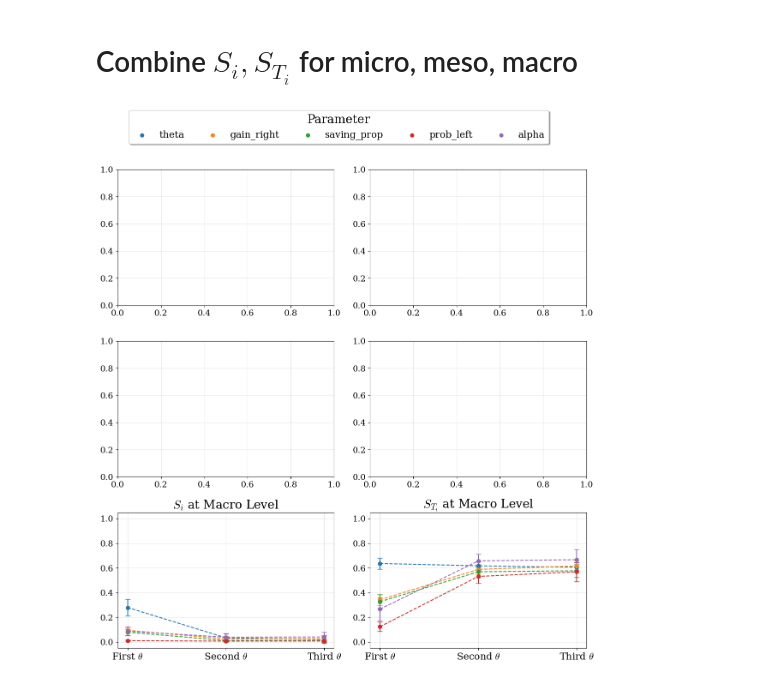
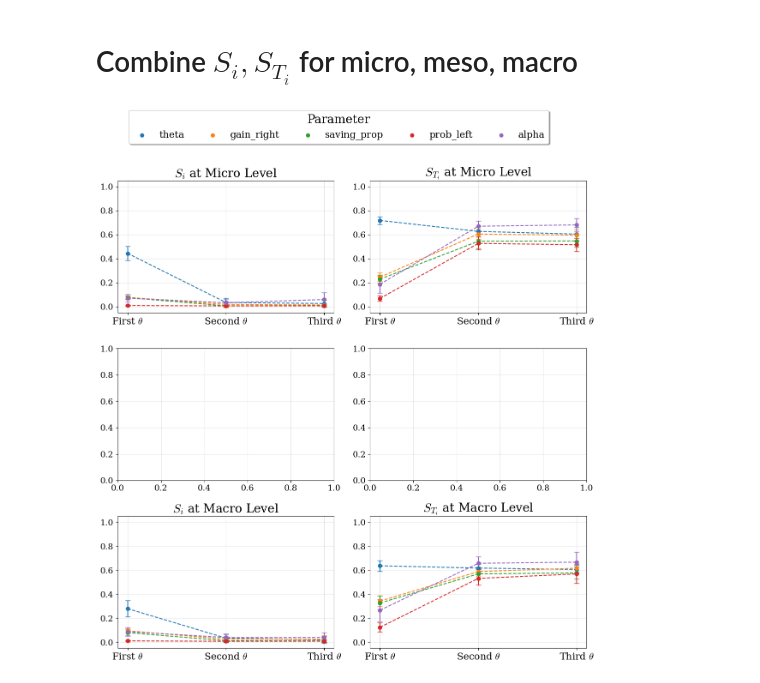
Before and after one commit to charlesaugdupont/poverty-trap, a Jupyter notebook: notebooks/PCE_Paper.ipynb, the cells around one changed output. Drawn from its saved outputs; the diff is of its cells as text; code cells hidden in the pictures.

```diff
--- a/notebooks/PCE_Paper.ipynb
+++ b/notebooks/PCE_Paper.ipynb
@@ -124,11 +124,11 @@ Problem bounds: [[0.01, 0.2], [1.7, 8.0], [0.7, 0.8], [0.3, 0.45], [2.0, 12.0]]
 # %% [markdown]
 # Micro
 # %%
-micro_files = sorted([f for f in os.listdir("GDMAPS_results/") if "micro" in f])
+micro_files = sorted([f for f in os.listdir("../../micro_gsa/") if "micro" in f and ".pickle" in f])
 
 d_coords = []
 for f in micro_files:
-    with open("GDMAPS_results/" + f, "rb") as f:
+    with open("../../micro_gsa/" + f, "rb") as f:
         _, _, _, g_diff_runs, _, _ = pickle.load(f)
     d_coords.append(g_diff_runs[0])
 
@@ -141,5 +141,5 @@ n_params, n_dcoords, n_runs
 # %%
-s_max = [6, 12]
+s_max = [15]
 
 LAR_fo_si = np.zeros((n_runs, len(s_max), n_params, n_dcoords))
 LAR_to_si = np.zeros((n_runs, len(s_max), n_params, n_dcoords))
@@ -154,7 +154,7 @@ for run in range(n_runs):
         print("Max polynomial degree:", s)
 
         start_time = time.time()
-        LAR_result = PCE_LAR_model_selection(x=x,
+        LAR_result = PCE_LAR_model_selection(x=X,
                                              g=g,
                                              n_params=n_params,
                                              dist_obj=joint,
@@ -501,27 +500,27 @@ param_names = ["theta", "gain_right", "saving_prop", "prob_left", "alpha"]
 theta_labels = [r"First $\theta$", r"Second $\theta$", r"Third $\theta$"]
 
 
-# # MICRO
-# with open("sda_PCE_LAR_RESULTS_micro.pickle", 'rb') as f:
-#     [LAR_fo_si, LAR_to_si, LAR_error, LAR_LOO] = pickle.load(f)
-# # First order si
-# for i, param in enumerate(param_names):
-#     axs[0][0].scatter([1,2,3],LAR_fo_si.mean(axis=0)[1][i], label=param_names[i], color=colors[i])
-#     axs[0][0].errorbar([1,2,3], LAR_fo_si.mean(axis=0)[1][i],
-#                       LAR_fo_si.std(axis=0, ddof=1)[1][i],
-#                       linestyle='--', marker='o', capsize=4, color=colors[i])
-#     axs[0][0].set_xticks([1,2,3], labels=theta_labels, fontsize=16)
-#     axs[0][0].set_title(r"$S_i$ at Micro Level", fontsize=20)
-#     axs[0][0].set_ylim(-0.05,1.05)
-# # Total order si
-# for i, param in enumerate(param_names):
-#     axs[0][1].scatter([1,2,3],LAR_to_si.mean(axis=0)[1][i], label=param_names[i], color=colors[i])
-#     axs[0][1].errorbar([1,2,3], LAR_to_si.mean(axis=0)[1][i],
-#                       LAR_to_si.std(axis=0, ddof=1)[1][i],
-#                       linestyle='--', marker='o', capsize=4, color=colors[i])
-#     axs[0][1].set_xticks([1,2,3], labels=theta_labels, fontsize=16)
-#     axs[0][1].set_title(r"$S_{T_i}$ at Micro Level", fontsize=20)
-#     axs[0][1].set_ylim(-0.05,1.05)
+# MICRO
+with open("PCE_LAR_RESULTS_micro.pickle", 'rb') as f:
+    [LAR_fo_si, LAR_to_si, LAR_error, LAR_LOO] = pickle.load(f)
+# First order si
+for i, param in enumerate(param_names):
+    axs[0][0].scatter([1,2,3],LAR_fo_si.mean(axis=0)[0][i], label=param_names[i])
+    axs[0][0].errorbar([1,2,3], LAR_fo_si.mean(axis=0)[0][i],
+                      LAR_fo_si.std(axis=0, ddof=1)[0][i],
+                      linestyle='--', marker='o', capsize=4)
+    axs[0][0].set_xticks([1,2,3], labels=theta_labels, fontsize=16)
+    axs[0][0].set_title(r"$S_i$ at Micro Level", fontsize=20)
+    axs[0][0].set_ylim(-0.05,1.05)
+# Total order si
+for i, param in enumerate(param_names):
+    axs[0][1].scatter([1,2,3],LAR_to_si.mean(axis=0)[0][i], label=param_names[i])
+    axs[0][1].errorbar([1,2,3], LAR_to_si.mean(axis=0)[0][i],
+                      LAR_to_si.std(axis=0, ddof=1)[0][i],
+                      linestyle='--', marker='o', capsize=4)
+    axs[0][1].set_xticks([1,2,3], labels=theta_labels, fontsize=16)
+    axs[0][1].set_title(r"$S_{T_i}$ at Micro Level", fontsize=20)
+    axs[0][1].set_ylim(-0.05,1.05)
 
 # # MESO
 # with open("../data/sda_PCE_LAR_RESULTS_meso.pickle", 'rb') as f:
@@ -549,31 +548,31 @@ theta_labels = [r"First $\theta$", r"Second $\theta$", r"Third $\theta$"]
 with open("PCE_LAR_RESULTS_macro_15.pickle", 'rb') as f:
     [LAR_fo_si, LAR_to_si, LAR_error, LAR_LOO] = pickle.load(f)
 # First order si
 for i, param in enumerate(param_names):
     axs[2][0].scatter([1,2,3],LAR_fo_si.mean(axis=0)[0][i], label=param_names[i])
     axs[2][0].errorbar([1,2,3], LAR_fo_si.mean(axis=0)[0][i],
                       LAR_fo_si.std(axis=0, ddof=1)[0][i],
                       linestyle='--', marker='o', capsize=4)
     axs[2][0].set_xticks([1,2,3], labels=theta_labels, fontsize=16)
     axs[2][0].set_title(r"$S_i$ at Macro Level", fontsize=20)
     axs[2][0].set_ylim(-0.05,1.05)
 # Total order si
 for i, param in enumerate(param_names):
     axs[2][1].scatter([1,2,3],LAR_to_si.mean(axis=0)[0][i], label=param_names[i])
     axs[2][1].errorbar([1,2,3], LAR_to_si.mean(axis=0)[0][i],
                       LAR_to_si.std(axis=0, ddof=1)[0][i],
                       linestyle='--', marker='o', capsize=4)
     axs[2][1].set_xticks([1,2,3], labels=theta_labels, fontsize=16)
     axs[2][1].set_title(r"$S_{T_i}$ at Macro Level", fontsize=20)
     axs[2][1].set_ylim(-0.05,1.05)
 
 
 handles, labels = axs[2][1].get_legend_handles_labels()
 legend = fig.legend(handles, labels, title="Parameter", ncol=6,
                     bbox_to_anchor=(0.9,1.1), fontsize=16, shadow=True)
 legend.get_title().set_fontsize('20') #legend 'Title' fontsize
 fig.tight_layout()
 # plt.savefig("../figures/sensitivity_indices_cpt_sda.pdf", bbox_inches="tight")
 plt.show()
 # %% [output]
-[figure, old version]
+[figure, new version]
```
Also changed, not shown: parts of 3 cells of this notebook.
